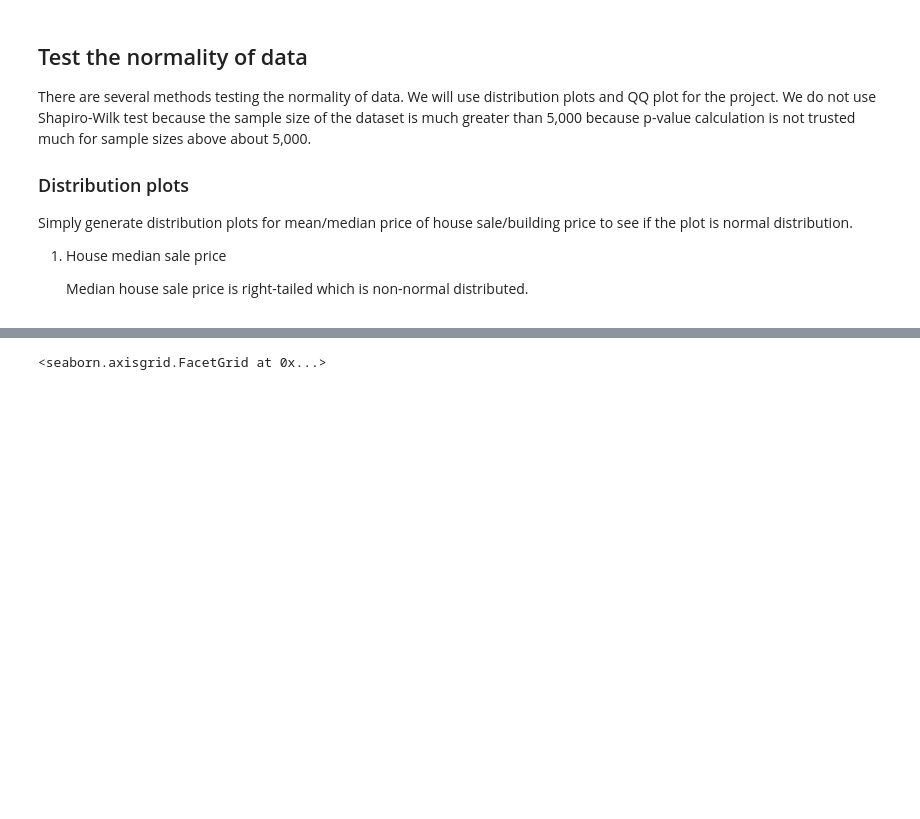
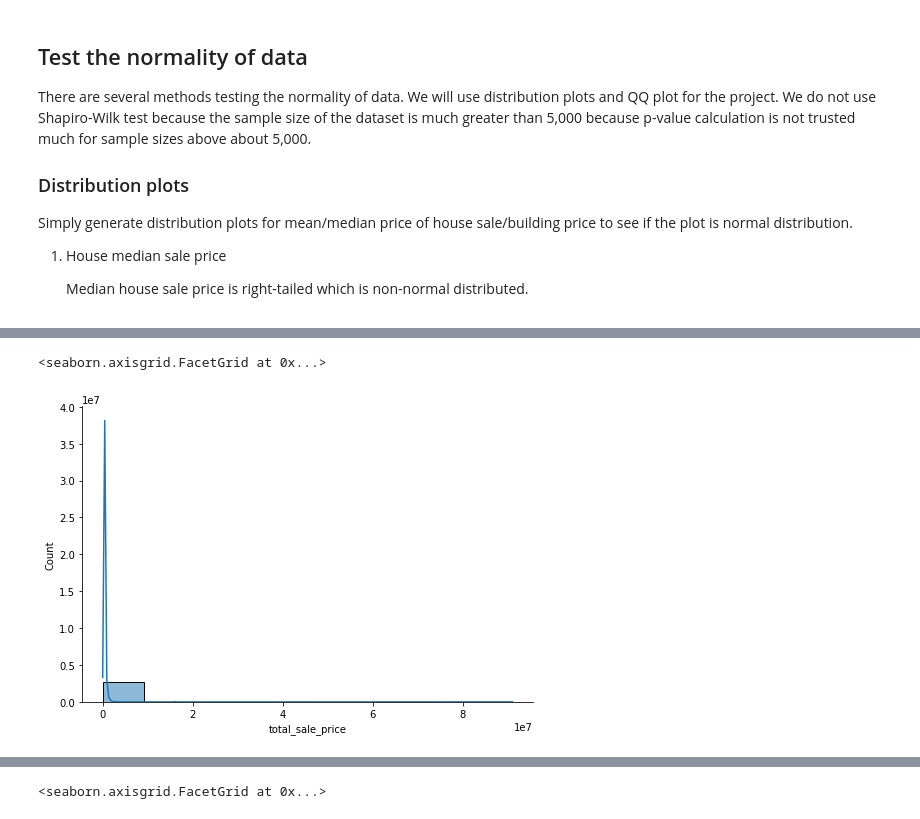
Before and after one commit to alisongh/SIADS-696-Milestone-II, a Jupyter notebook: analysis.ipynb, the cells around one changed output, grey strips where cells are left out. Cells and saved outputs as stored; diff of their text form; code cells hidden in the pictures; blank space fills up the shorter version.

```diff
--- a/analysis.ipynb
+++ b/analysis.ipynb
@@ -7,6 +7,9 @@ import statsmodels.api as sm
 from scipy.stats import normaltest
 from sklearn import preprocessing
 import numpy as np
+# %%
+import matplotlib as mpl
+mpl.rcParams['agg.path.chunksize'] = 300000
 # %%
 # Read in the data
 df = pd.read_csv('assets/updated_house_df.csv')
@@ -147,0 +163,5 @@ Simply generate distribution plots for mean/median price of house sale/building
+# %%
+sns.displot(df['total_sale_price'], bins=10, kde=True, height=5, aspect=11.7/8.27)
+# %% [output]
+<seaborn.axisgrid.FacetGrid at 0x...>
+[figure, added]
```
Also changed, not shown: parts of 12 cells of this notebook.
